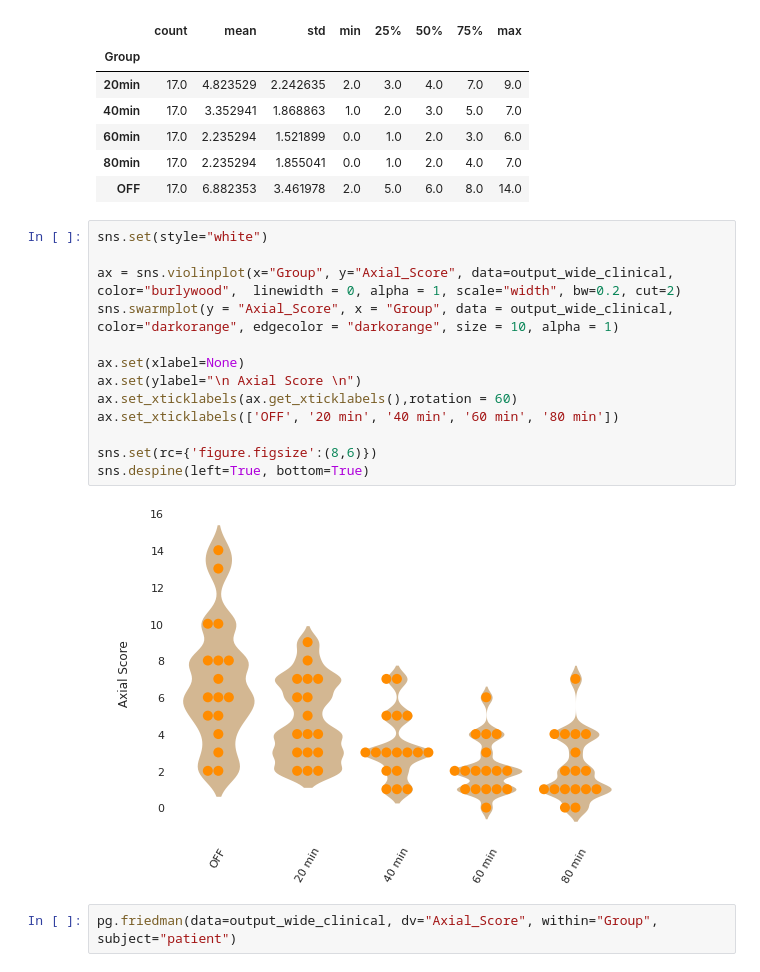
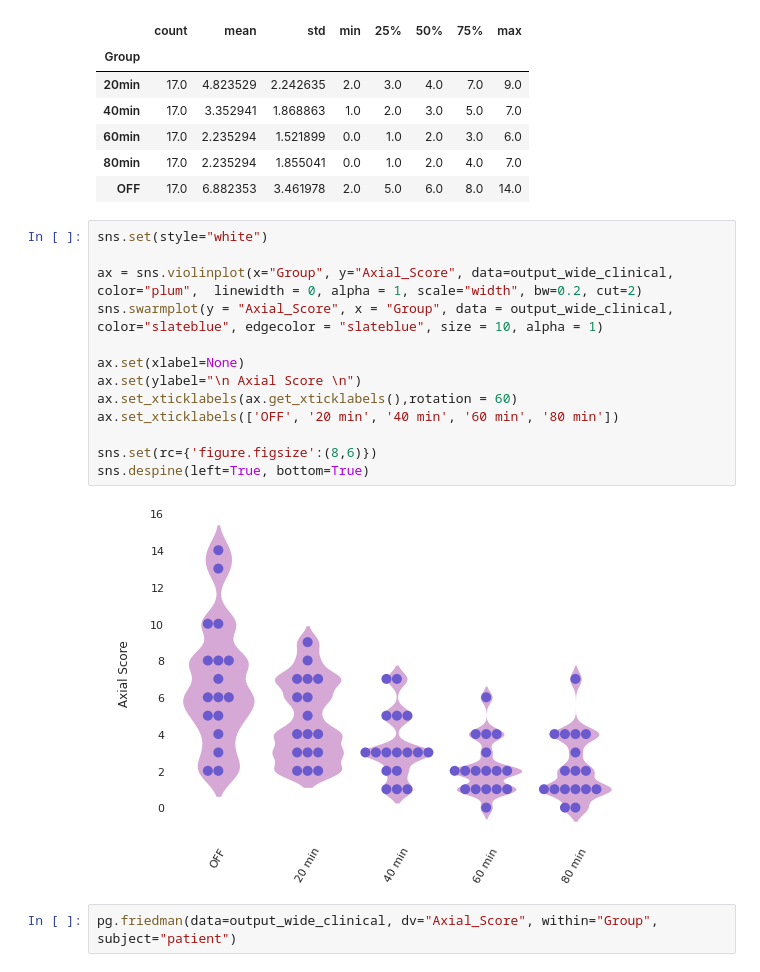
Before and after one commit to Le-bruit-de-nos-pas/3D_Kinematics_Levodopa_Challenge_2021-2023, a Jupyter notebook: LCT_ClinicalData.ipynb, the cells around one changed output. Cells and saved outputs as stored; diff of their text form.

```diff
--- a/LCT_ClinicalData.ipynb
+++ b/LCT_ClinicalData.ipynb
@@ -272,18 +272,18 @@ output_wide_clinical.groupby("Group").describe()["Axial_Score"]
 # %%
 sns.set(style="white")
 
-ax = sns.violinplot(x="Group", y="Axial_Score", data=output_wide_clinical, color="burlywood",  linewidth = 0, alpha = 1, scale="width", bw=0.2, cut=2)
-sns.swarmplot(y = "Axial_Score", x = "Group", data = output_wide_clinical, color="darkorange", edgecolor = "darkorange", size = 10, alpha = 1)
+ax = sns.violinplot(x="Group", y="Axial_Score", data=output_wide_clinical, color="plum",  linewidth = 0, alpha = 1, scale="width", bw=0.2, cut=2)
+sns.swarmplot(y = "Axial_Score", x = "Group", data = output_wide_clinical, color="slateblue", edgecolor = "slateblue", size = 10, alpha = 1)
 
 ax.set(xlabel=None)
 ax.set(ylabel="\n Axial Score \n")
 ax.set_xticklabels(ax.get_xticklabels(),rotation = 60)
 ax.set_xticklabels(['OFF', '20 min', '40 min', '60 min', '80 min'])
 
 sns.set(rc={'figure.figsize':(8,6)})
 sns.despine(left=True, bottom=True)
 # %% [output]
-[figure, old version]
+[figure, new version]
 # %%
 pg.friedman(data=output_wide_clinical, dv="Axial_Score", within="Group", subject="patient")
 # %% [output]
```
Also changed, not shown: parts of 47 cells of this notebook.
